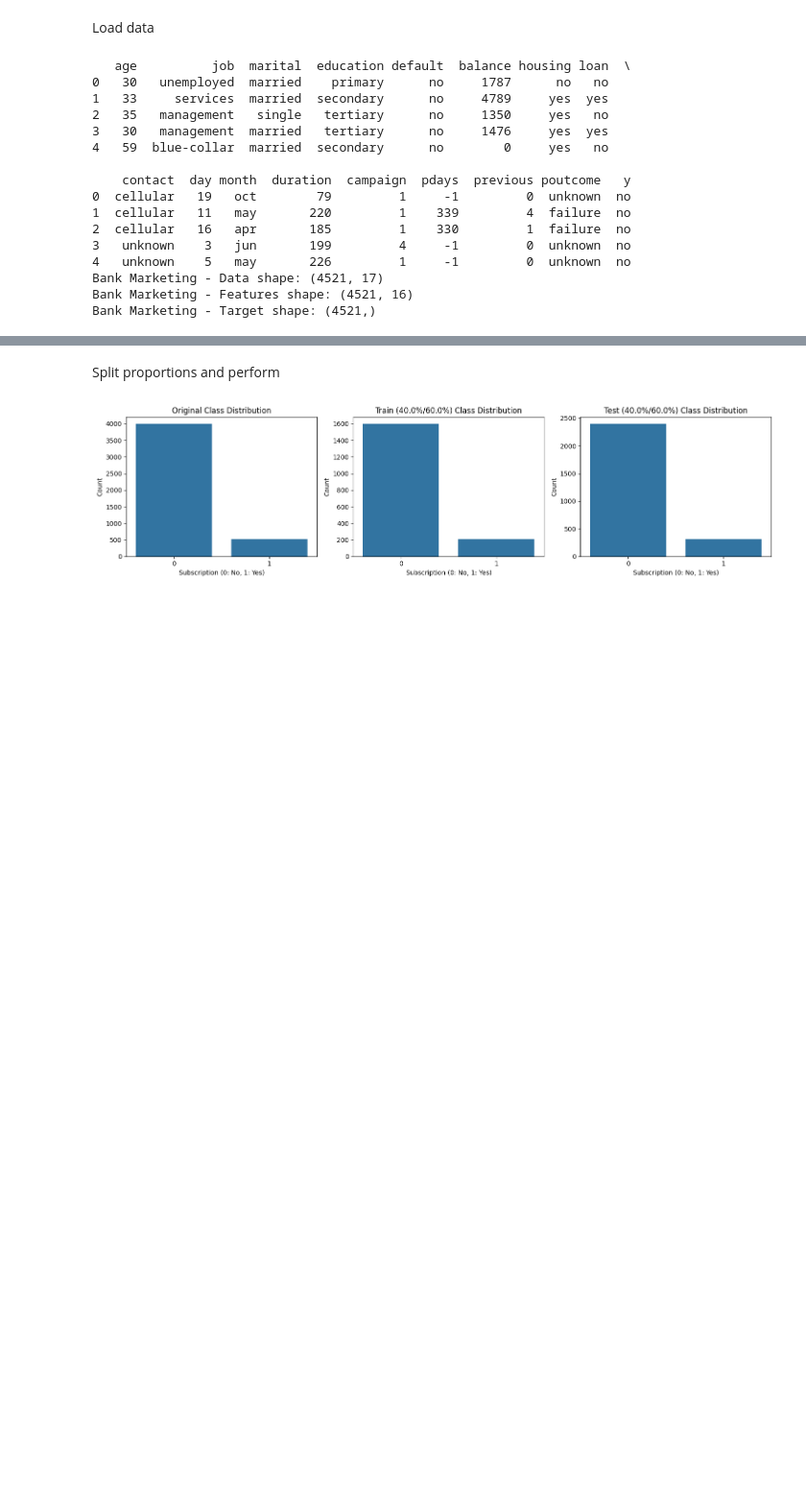
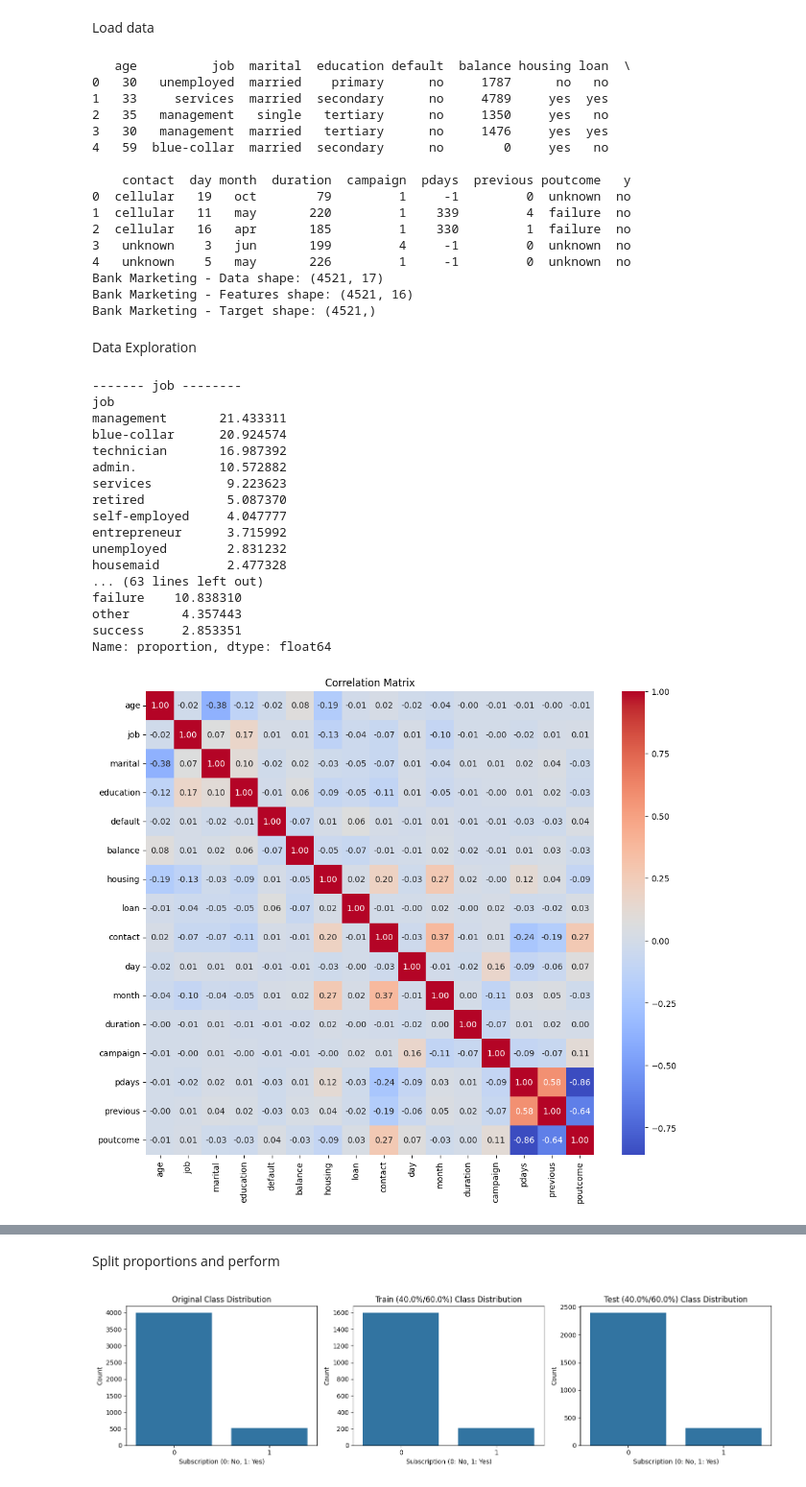
Before and after one commit to Vincenthevinh/DecisionTree, a Jupyter notebook: bank.ipynb, the cells around one changed output, grey strips where cells are left out. Shown at 96% size. Drawn from its saved outputs; the diff is of its cells as text; code cells hidden in the pictures; blank space fills up the shorter version.

```diff
--- a/bank.ipynb
+++ b/bank.ipynb
@@ -12,7 +12,7 @@ import seaborn as sns
 # %% [markdown]
 Load data
 # %%
-bank_path = 'F:/AI/Dataset/bank+marketing/bank.csv'
+bank_path = './Dataset/bank+marketing/bank.csv'
 
 # Load bank.csv
 data = pd.read_csv(bank_path, sep=';', skiprows=1, names=[
@@ -54,3 +54,53 @@ print("Bank Marketing - Target shape:", y_bank.shape)
 Bank Marketing - Data shape: (4521, 17)
 Bank Marketing - Features shape: (4521, 16)
 Bank Marketing - Target shape: (4521,)
+# %% [markdown]
+Data Exploration
+# %%
+data_display.describe()
+for col in categorical_cols:
+    print(f'\n------- {col} --------')
+    print(data_display[col].value_counts(normalize=True) * 100)
+numerical_cols = data.select_dtypes(include=np.number).columns
+corr_matrix = data[numerical_cols].corr()
+plt.figure(figsize=(12, 10))
+sns.heatmap(corr_matrix, annot=True, cmap='coolwarm', fmt=".2f")
+plt.title('Correlation Matrix')
+plt.show()
+plt.figure(figsize=(8, 6))
+sns.scatterplot(x='age', y='balance', hue='y', data=data_display)
+plt.title('Scatter Plot: Age vs. Balance')
+plt.show()
+plt.figure(figsize=(8, 6))
+sns.boxplot(x='y', y='balance', data=data_display)
+plt.title('Box Plot: Balance by Subscription')
+plt.show()
+plt.figure(figsize=(12, 6))
+sns.violinplot(x='job', y='balance', hue='y', data=data_display, split=True)
+plt.title('Violin Plot: Balance by Job and Subscription')
+plt.xticks(rotation=45)
+plt.show()
+plt.figure(figsize=(8, 6))
+sns.countplot(x='education', hue='y', data=data_display)
+plt.title('Bar Plot: Education by Subscription')
+plt.xticks(rotation=45)
+plt.show()
+# %% [output]
+------- job --------
+job
+management       21.433311
+blue-collar      20.924574
+technician       16.987392
+admin.           10.572882
+services          9.223623
+retired           5.087370
+self-employed     4.047777
+entrepreneur      3.715992
+unemployed        2.831232
+housemaid         2.477328
+... (63 lines left out)
+failure    10.838310
+other       4.357443
+success     2.853351
+Name: proportion, dtype: float64
+[figure, added]
```
Also changed, not shown: parts of 1 cell of this notebook, 2 other files.
